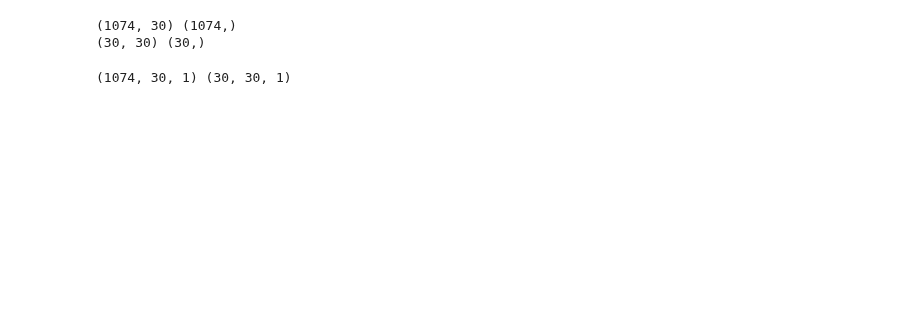
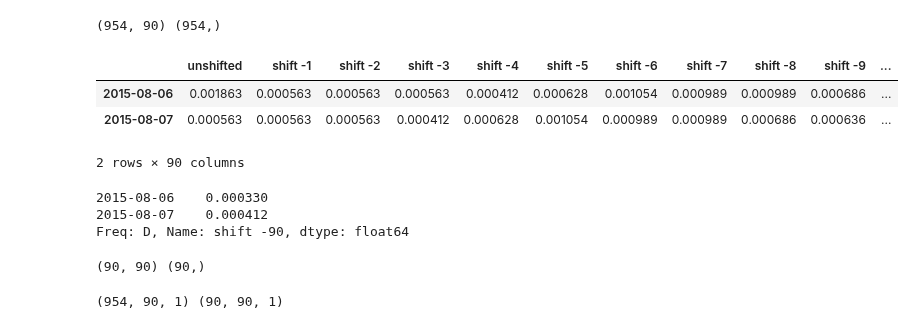
Before and after one commit to brianmcguckin/thinkful_unit_06_specializations, a Jupyter notebook: eth_tsa/lstm_rnn_moving_window.ipynb, the cells around one changed output. Saved outputs shown, nothing was run; the diff lists cells and outputs as text; code cells hidden in the pictures; blank space fills up the shorter version.

```diff
--- a/eth_tsa/lstm_rnn_moving_window.ipynb
+++ b/eth_tsa/lstm_rnn_moving_window.ipynb
@@ -79,10 +105,19 @@ X_train, X_test = train.iloc[:, :-1], test.iloc[:,:-1]
 y_train, y_test = train.iloc[:, -1], test.iloc[:, -1]
 # %%
 print(X_train.shape, y_train.shape)
+display(X_train.head(2))
+display(y_train.head(2))
 print(X_test.shape, y_test.shape)
 # %% [output]
-(1074, 30) (1074,)
-(30, 30) (30,)
+(954, 90) (954,)
+|  | unshifted | shift -1 | shift -2 | shift -3 | shift -4 | shift -5 | shift -6 | shift -7 | shift -8 | shift -9 | ... |
+| 2015-08-06 | 0.001863 | 0.000563 | 0.000563 | 0.000563 | 0.000412 | 0.000628 | 0.001054 | 0.000989 | 0.000989 | 0.000686 | ... |
+| 2015-08-07 | 0.000563 | 0.000563 | 0.000563 | 0.000412 | 0.000628 | 0.001054 | 0.000989 | 0.000989 | 0.000686 | 0.000636 | ... |
+2 rows × 90 columns
+2015-08-06    0.000330
+2015-08-07    0.000412
+Freq: D, Name: shift -90, dtype: float64
+(90, 90) (90,)
 # %%
 # Reshape for LSTM: 3d array (num_samples, num_time_steps, num_features)
 #def prep_data(data):
@@ -93,11 +128,11 @@ print(X_test.shape, y_test.shape)
 #    data_reshaped = np.reshape(data, (data.shape[0], window_size, 1))
 #    return data_reshaped
 # %%
-X_train = np.array(X_train).reshape(X_train.shape[0], 30, 1)
-X_test = np.array(X_test).reshape(X_test.shape[0], 30, 1)
+X_train = np.array(X_train).reshape(X_train.shape[0], 90, 1)
+X_test = np.array(X_test).reshape(X_test.shape[0], 90, 1)
 print(X_train.shape, X_test.shape)
 # %% [output]
-(1074, 30, 1) (30, 30, 1)
+(954, 90, 1) (90, 90, 1)
 # %%
 def build_lstm(X_train, y_train):
     model = Sequential()
```
Also changed, not shown: parts of 10 cells of this notebook, 1 other file.
